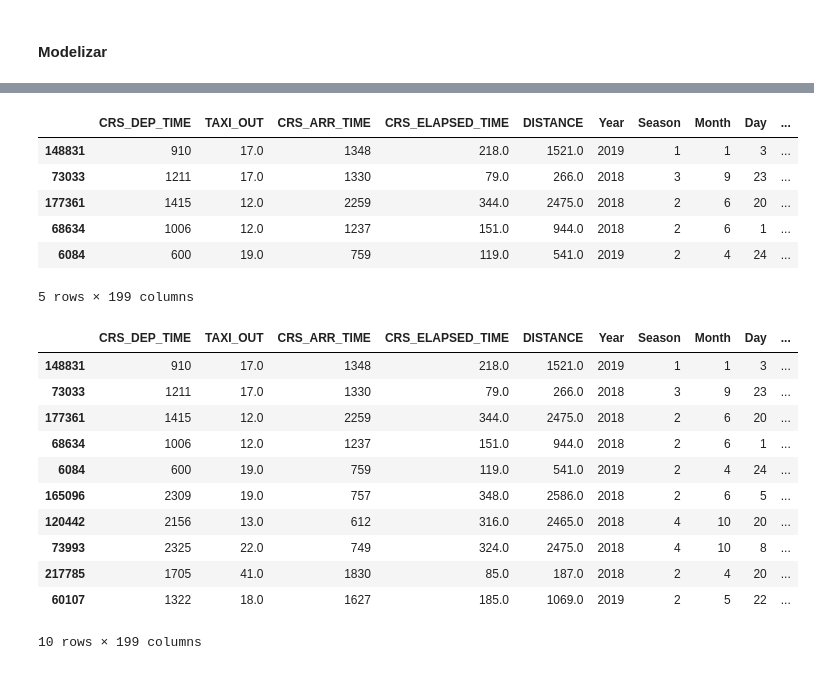
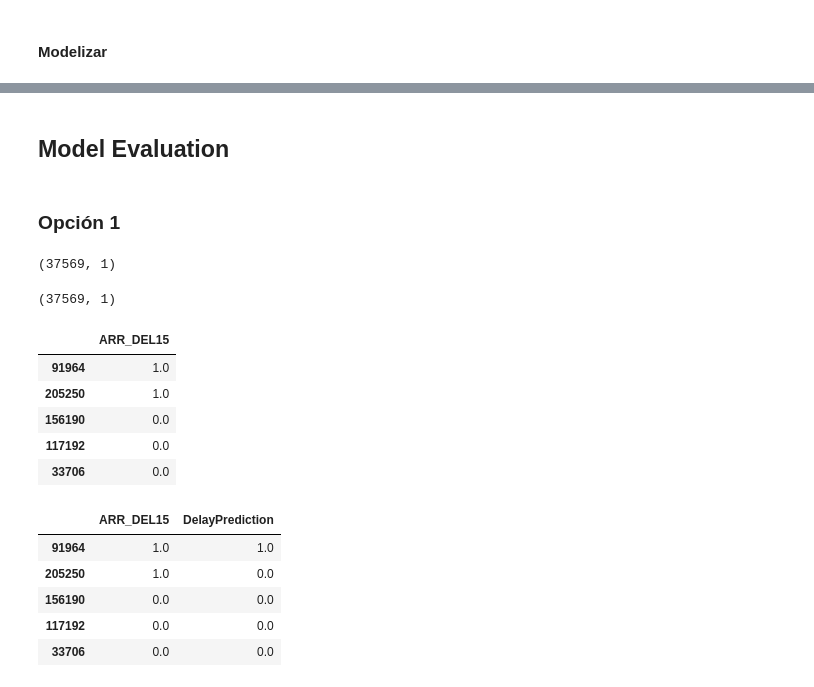
Before and after one commit to Nambu89/Supervised-Learning, a Jupyter notebook: Ejercicio_JFK.ipynb, the cells around one changed output, grey strips where cells are left out. Saved outputs shown, nothing was run; the diff lists cells and outputs as text; code cells hidden in the pictures.

```diff
--- a/Ejercicio_JFK.ipynb
+++ b/Ejercicio_JFK.ipynb
@@ -63,5 +21,3 @@ memory usage: 28.6+ MB
-# %%
-df_3.reset_index(drop=True, inplace=True)
 # %% [markdown]
 # Visualización de datos
 # %%
@@ -577,0 +556,4 @@ ValueError: could not convert string to float: 'N903AN'
+# %% [markdown]
+## Model Evaluation
+# %% [markdown]
+### Opción 1
@@ -578,25 +562,17 @@ ValueError: could not convert string to float: 'N903AN'
+# %%
+y_test_pred.shape
+# %% [output]
+(37569, 1)
+# %%
+y_test.shape
+# %% [output]
+(37569, 1)
 # %%
-X_train.head()
+y_test.head()
 # %% [output]
-|  | CRS_DEP_TIME | TAXI_OUT | CRS_ARR_TIME | CRS_ELAPSED_TIME | DISTANCE | Year | Season | Month | Day | ... |
-| 148831 | 910 | 17.0 | 1348 | 218.0 | 1521.0 | 2019 | 1 | 1 | 3 | ... |
-| 73033 | 1211 | 17.0 | 1330 | 79.0 | 266.0 | 2018 | 3 | 9 | 23 | ... |
-| 177361 | 1415 | 12.0 | 2259 | 344.0 | 2475.0 | 2018 | 2 | 6 | 20 | ... |
-| 68634 | 1006 | 12.0 | 1237 | 151.0 | 944.0 | 2018 | 2 | 6 | 1 | ... |
-| 6084 | 600 | 19.0 | 759 | 119.0 | 541.0 | 2019 | 2 | 4 | 24 | ... |
+|  | ARR_DEL15 |
+| 91964 | 1.0 |
+| 205250 | 1.0 |
+| 156190 | 0.0 |
+| 117192 | 0.0 |
+| 33706 | 0.0 |
-5 rows × 199 columns
-# %%
-X_train.head(10)
-# %% [output]
-|  | CRS_DEP_TIME | TAXI_OUT | CRS_ARR_TIME | CRS_ELAPSED_TIME | DISTANCE | Year | Season | Month | Day | ... |
-| 148831 | 910 | 17.0 | 1348 | 218.0 | 1521.0 | 2019 | 1 | 1 | 3 | ... |
-| 73033 | 1211 | 17.0 | 1330 | 79.0 | 266.0 | 2018 | 3 | 9 | 23 | ... |
-| 177361 | 1415 | 12.0 | 2259 | 344.0 | 2475.0 | 2018 | 2 | 6 | 20 | ... |
-| 68634 | 1006 | 12.0 | 1237 | 151.0 | 944.0 | 2018 | 2 | 6 | 1 | ... |
-| 6084 | 600 | 19.0 | 759 | 119.0 | 541.0 | 2019 | 2 | 4 | 24 | ... |
-| 165096 | 2309 | 19.0 | 757 | 348.0 | 2586.0 | 2018 | 2 | 6 | 5 | ... |
-| 120442 | 2156 | 13.0 | 612 | 316.0 | 2465.0 | 2018 | 4 | 10 | 20 | ... |
-| 73993 | 2325 | 22.0 | 749 | 324.0 | 2475.0 | 2018 | 4 | 10 | 8 | ... |
-| 217785 | 1705 | 41.0 | 1830 | 85.0 | 187.0 | 2018 | 2 | 4 | 20 | ... |
-| 60107 | 1322 | 18.0 | 1627 | 185.0 | 1069.0 | 2019 | 2 | 5 | 22 | ... |
-10 rows × 199 columns
@@ -602,0 +581,9 @@ X_train.head(10)
+# %%
+result_df.head(5)
+# %% [output]
+|  | ARR_DEL15 | DelayPrediction |
+| 91964 | 1.0 | 1.0 |
+| 205250 | 1.0 | 0.0 |
+| 156190 | 0.0 | 0.0 |
+| 117192 | 0.0 | 0.0 |
+| 33706 | 0.0 | 0.0 |
```
Also changed, not shown: parts of 95 cells of this notebook.
